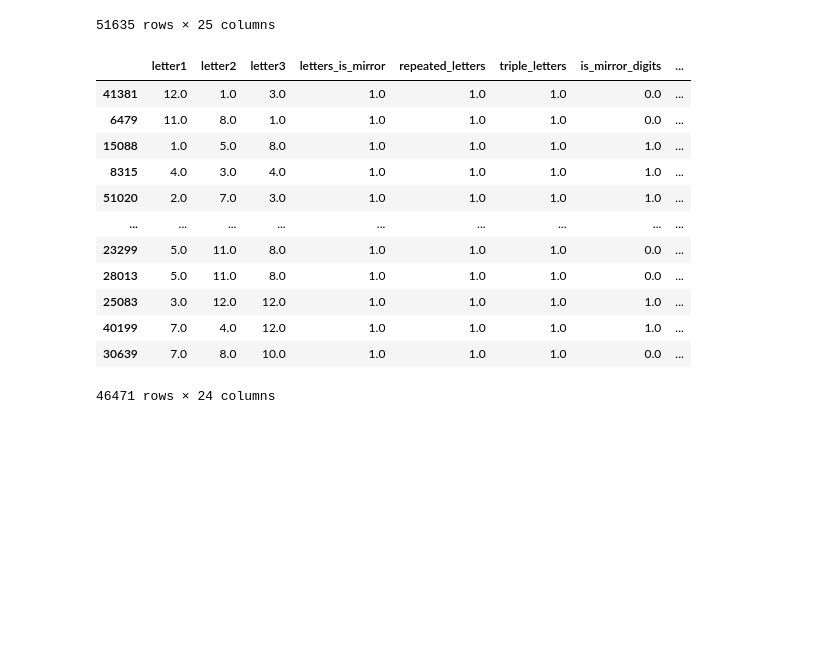
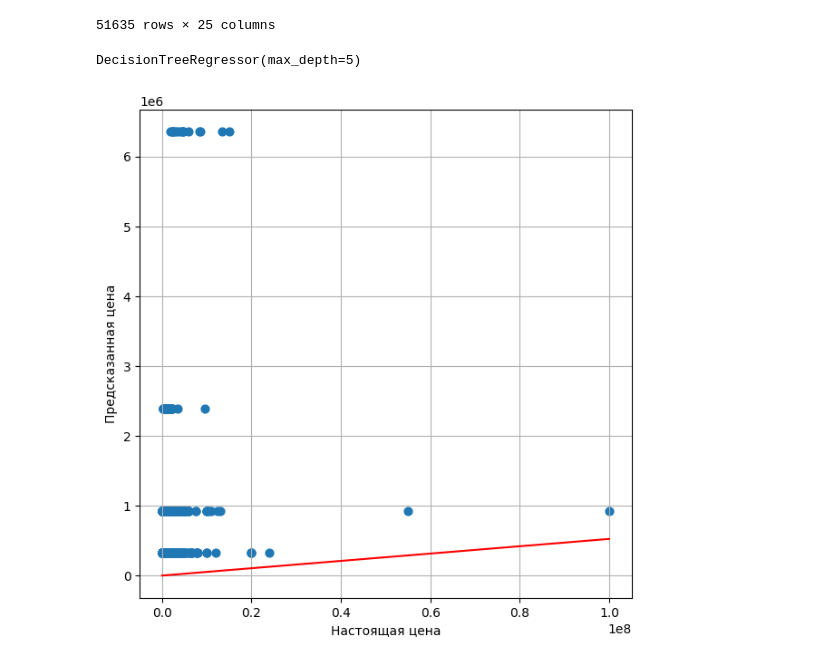
Before and after one commit to morny000/GosNomer, a Jupyter notebook: Gosnomer.ipynb, the cells around one changed output. Cells and saved outputs as stored; diff of their text form; code cells hidden in the pictures; blank space fills up the shorter version.

```diff
--- a/Gosnomer.ipynb
+++ b/Gosnomer.ipynb
@@ -220,19 +220,27 @@ import statsmodels.formula.api as smf
 from sklearn.model_selection import train_test_split
 
 X_train, X_test, y_train, y_test = train_test_split(X, y, test_size = 0.1)
-# %%
-X_train
-# %% [output]
-|  | letter1 | letter2 | letter3 | letters_is_mirror | repeated_letters | triple_letters | is_mirror_digits | ... |
-| 41381 | 12.0 | 1.0 | 3.0 | 1.0 | 1.0 | 1.0 | 0.0 | ... |
-| 6479 | 11.0 | 8.0 | 1.0 | 1.0 | 1.0 | 1.0 | 0.0 | ... |
-| 15088 | 1.0 | 5.0 | 8.0 | 1.0 | 1.0 | 1.0 | 1.0 | ... |
-| 8315 | 4.0 | 3.0 | 4.0 | 1.0 | 1.0 | 1.0 | 1.0 | ... |
-| 51020 | 2.0 | 7.0 | 3.0 | 1.0 | 1.0 | 1.0 | 1.0 | ... |
-| ... | ... | ... | ... | ... | ... | ... | ... | ... |
-| 23299 | 5.0 | 11.0 | 8.0 | 1.0 | 1.0 | 1.0 | 0.0 | ... |
-| 28013 | 5.0 | 11.0 | 8.0 | 1.0 | 1.0 | 1.0 | 0.0 | ... |
-| 25083 | 3.0 | 12.0 | 12.0 | 1.0 | 1.0 | 1.0 | 1.0 | ... |
-| 40199 | 7.0 | 4.0 | 12.0 | 1.0 | 1.0 | 1.0 | 1.0 | ... |
-| 30639 | 7.0 | 8.0 | 10.0 | 1.0 | 1.0 | 1.0 | 0.0 | ... |
-46471 rows × 24 columns
+# %%
+from sklearn.tree import DecisionTreeRegressor
+
+regr_1 = DecisionTreeRegressor(max_depth=2)
+regr_2 = DecisionTreeRegressor(max_depth=5)
+regr_1.fit(X_train, y_train)
+regr_2.fit(X_train, y_train)
+# %% [output]
+DecisionTreeRegressor(max_depth=5)
+# %%
+y_1 = regr_1.predict(X_test)
+y_2 = regr_2.predict(X_test)
+# %%
+plt.figure(figsize=(7, 7))
+plt.scatter(y_test, y_1, s = 40) # рисуем точки, соответствущие парам настоящее значение - прогноз # edgecolors = 'k'
+plt.plot([0, max(y_test)], [0, max(test_preds)], color = 'Red')  # рисуем прямую, на которой предсказания и настоящие значения совпадают
+# plt.plot([1::2], [1::2].reshape(-1, 1).dot(w) + b, label='Предсказанное')
+plt.xlabel('Настоящая цена')
+plt.ylabel('Предсказанная цена')
+# plt.ylims()
+plt.grid(True)
+plt.show()
+# %% [output]
+[figure, added]
```
Also changed, not shown: parts of 5 cells of this notebook.
